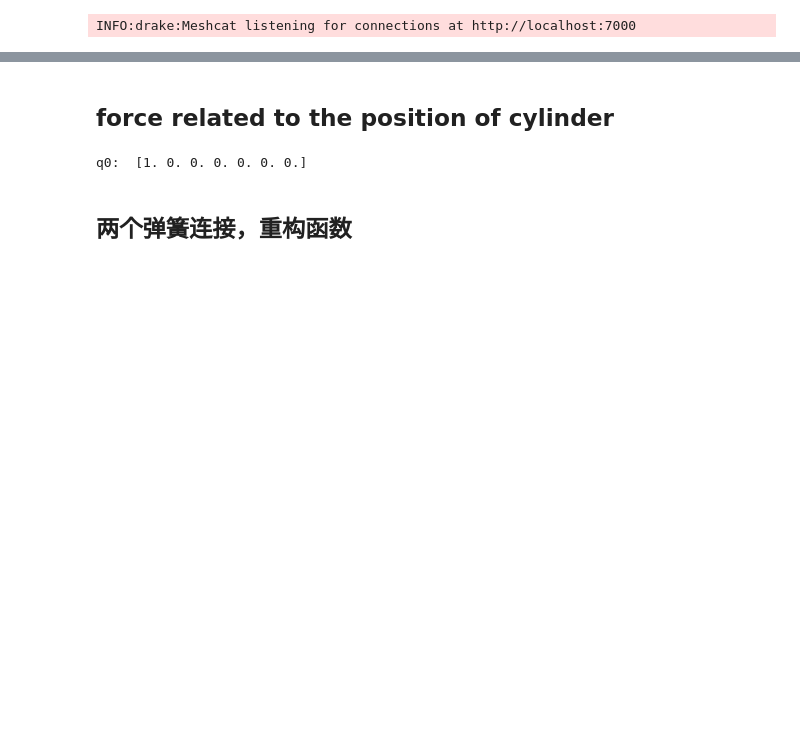
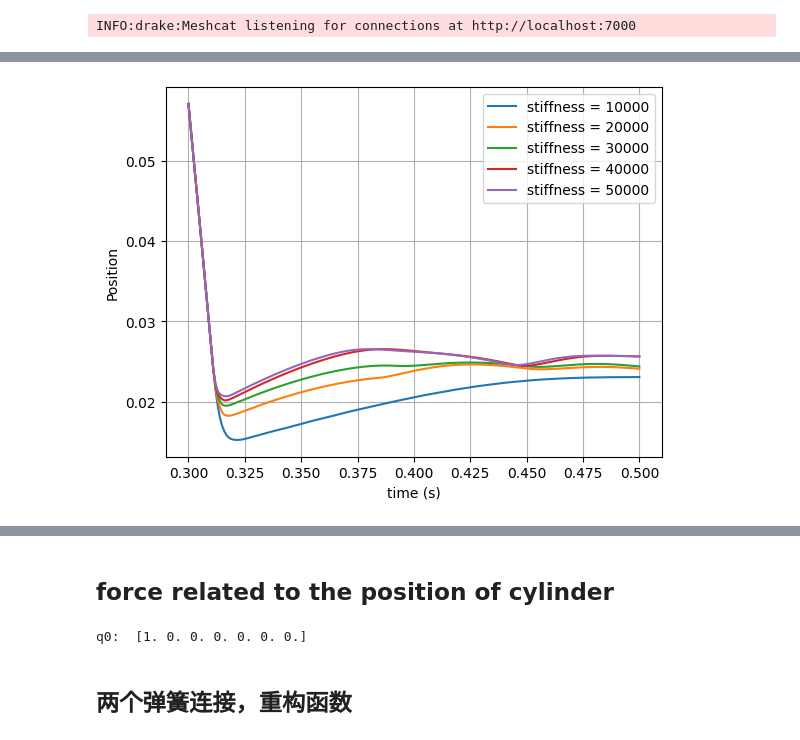
Before and after one commit to yinfanyi/drake_tensegrity, a Jupyter notebook: test0904.ipynb, the cells around one changed output, grey strips where cells are left out. Drawn from its saved outputs; the diff is of its cells as text; code cells hidden in the pictures; blank space fills up the shorter version.

```diff
--- a/test0904.ipynb
+++ b/test0904.ipynb
@@ -384,0 +307,18 @@ q0:  [1. 0. 0. 0. 0. 0. 0.]
+# %%
+import matplotlib.pyplot as plt
+
+start_time = 0.3 # seconds
+end_time = 0.5    # seconds
+point_stiffness_list = [10000, 20000, 30000, 40000, 50000]
+plt.figure()
+for point_stiffness in point_stiffness_list:
+    time, traj = contact_simulation(point_stiffness=point_stiffness, compliance_type='rigid')
+    mask = (time >= start_time) & (time <= end_time)
+    plt.plot(time[mask], traj[mask], label=f'stiffness = {point_stiffness}')
+plt.legend()
+plt.grid()
+plt.xlabel("time (s)")
+plt.ylabel("Position")
+plt.show()
+# %% [output]
+[figure, added]
```
Also changed, not shown: parts of 32 cells of this notebook, 3 other files.
